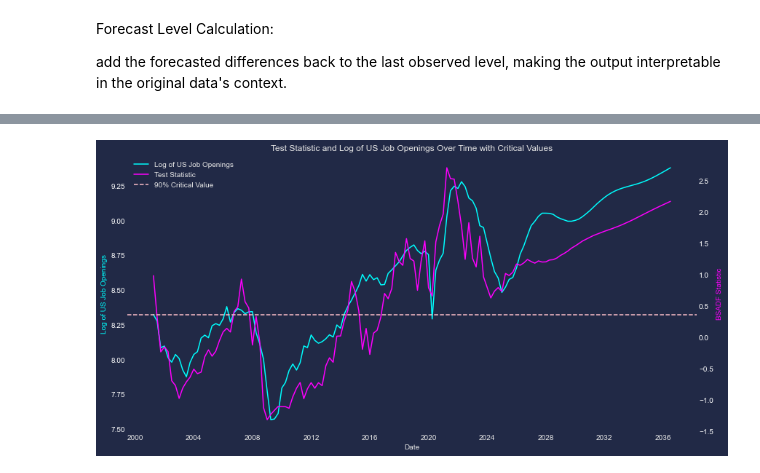
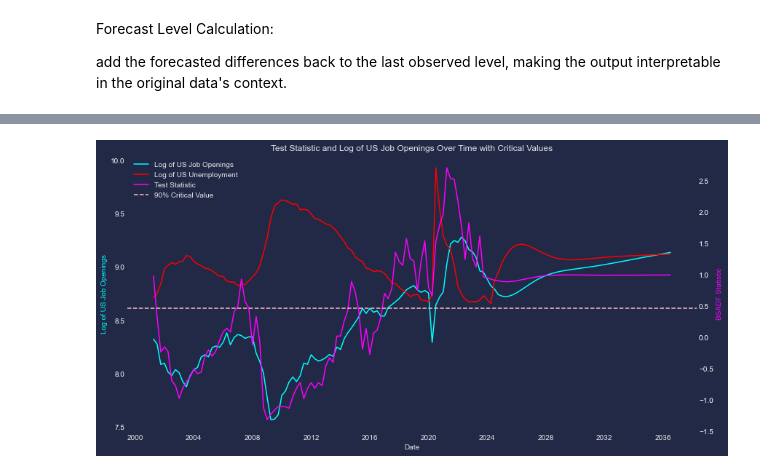
Before and after one commit to Philip-Lacava/Asset-Price-Bubble-Detection, a Jupyter notebook: Bubble Model 3.ipynb, the cells around one changed output, grey strips where cells are left out. Drawn from its saved outputs; the diff is of its cells as text; code cells hidden in the pictures.

```diff
--- a/Bubble Model 3.ipynb
+++ b/Bubble Model 3.ipynb
@@ -775,7 +750,7 @@ This model can be particularly insightful for policymakers and investors as it p
 By analyzing the interactions and adjustments between these critical economic indicators, a VECM helps in predicting future economic conditions and designing informed economic policies.
 # %%
 # Perform the Johansen cointegration test
-data = merged_df[['Log_Price', 'Log_GDP', 'Log_USJO','GSADF_Stat']]
+data = merged_df[['Log_Price', 'Log_GDP', 'Log_USJO','Log_USU','GSADF_Stat']]
 
 result = coint_johansen(data, det_order=1, k_ar_diff=1)
 
@@ -813,7 +790,7 @@ The series exhibit a long-run cointegrating relationship.
 # Determine the optimal lag order
 lag_order = select_order(data=data, maxlags=10, deterministic="li + ci")
 print(lag_order.summary())
-optimal_lags = lag_order.aic
+optimal_lags = lag_order.bic
 # %% [output]
  VECM Order Selection (* highlights the minimums)
 ==================================================
@@ -870,7 +848,7 @@ The `select_rank` function is an essential tool in time series analysis, especia
    - Based on the rank, the error correction terms in the VECM are specified. Each cointegrating relationship will contribute one error correction term to the model, guiding how quickly variables adjust to restore equilibrium after a shock.
 # %%
 # Configure and fit the VECM model
-vecm_model = VECM(data, k_ar_diff=optimal_lags, coint_rank=3, deterministic='li + ci')
+vecm_model = VECM(data, k_ar_diff=optimal_lags, coint_rank=4, deterministic='li + ci')
 vecm_result = vecm_model.fit()
 vecm_result.summary()
 # %% [output]
@@ -963,8 +941,9 @@ last_gdp = merged_df['Log_GDP'].iloc[-1]
 last_price = merged_df['Log_Price'].iloc[-1]
 
 # Forecast of differenced data
-forecast_USJO = forecast_df[:,2]
-forecast_adf = forecast_df[:, 3]
+forecast_USU = forecast_df[:, 3]
+forecast_USJO = forecast_df[:, 2]
+forecast_adf = forecast_df[:, 4]
 forecast_gdp = forecast_df[:, 1]
 forecast_price = forecast_df[:, 0]
 
@@ -981,7 +960,8 @@ forecast_df = pd.DataFrame({
     'Log_Price': forecast_price,
     'Log_GDP': forecast_gdp,
     'GSADF_Stat': forecast_adf,
-    'Log_USJO': forecast_USJO
+    'Log_USJO': forecast_USJO,
+    'Log_USU': forecast_USU
 }, index=forecast_dates)
 
 forecast_df
@@ -1088,35 +1069,37 @@ ax1 = plt.gca()  # Get the current axes instance
 
 # Plotting Job Openings on the left y-axis
 ax1.plot(merged_df.index, merged_df['Log_USJO'], label='Log of US Job Openings', color=color_job_openings)
+ax1.plot(merged_df.index, merged_df['Log_USU'], label='Log of US Unemployment', color=color_unemployment)
+
 ax1.set_xlabel('Date')
 ax1.set_ylabel('Log of US Job Openings', color=color_job_openings)
 ax1.tick_params(axis='y', colors=axis_color)
 ax1.grid(False)  # Disable gridlines for the primary axis
 
 # Create a second y-axis for the BSADF Statistic data
 ax2 = ax1.twinx()
 ax2.plot(merged_df.index, merged_df['GSADF_Stat'], label='Test Statistic', color=color_bsadf_stat)
 ax2.set_ylabel('BSADF Statistic', color=color_bsadf_stat)
 ax2.tick_params(axis='y', colors=axis_color)
 ax2.grid(False)  # Disable gridlines for the secondary axis
 
 # Add critical value line for the BSADF Statistic
 critical_value = critical_values[1]  # Ensure this is defined or retrieved correctly
 ax2.axhline(y=critical_value, color=color_critical_line, linestyle='--', label='90% Critical Value')
 
 # Title and legend handling
 plt.title('Test Statistic and Log of US Job Openings Over Time with Critical Values')
 lines, labels = ax1.get_legend_handles_labels()
 lines2, labels2 = ax2.get_legend_handles_labels()
 ax2.legend(lines + lines2, labels + labels2, loc='upper left')  # Adjust location as needed
 
 # Save the plot to the specified directory and file
 plt.savefig(f'{path}/Asset-Price-Bubble-Detection/results/{select}_Unemployment_Test_Stat_F.jpeg', format='jpeg')
 
 # Show the plot
 plt.show()
 # %% [output]
-[figure, old version]
+[figure, new version]
 # %%
 # Create a figure and a set of subplots with the desired size
 fig, ax1 = plt.subplots(figsize=(14, 7))
```
Also changed, not shown: parts of 26 cells of this notebook, 7 other files.
